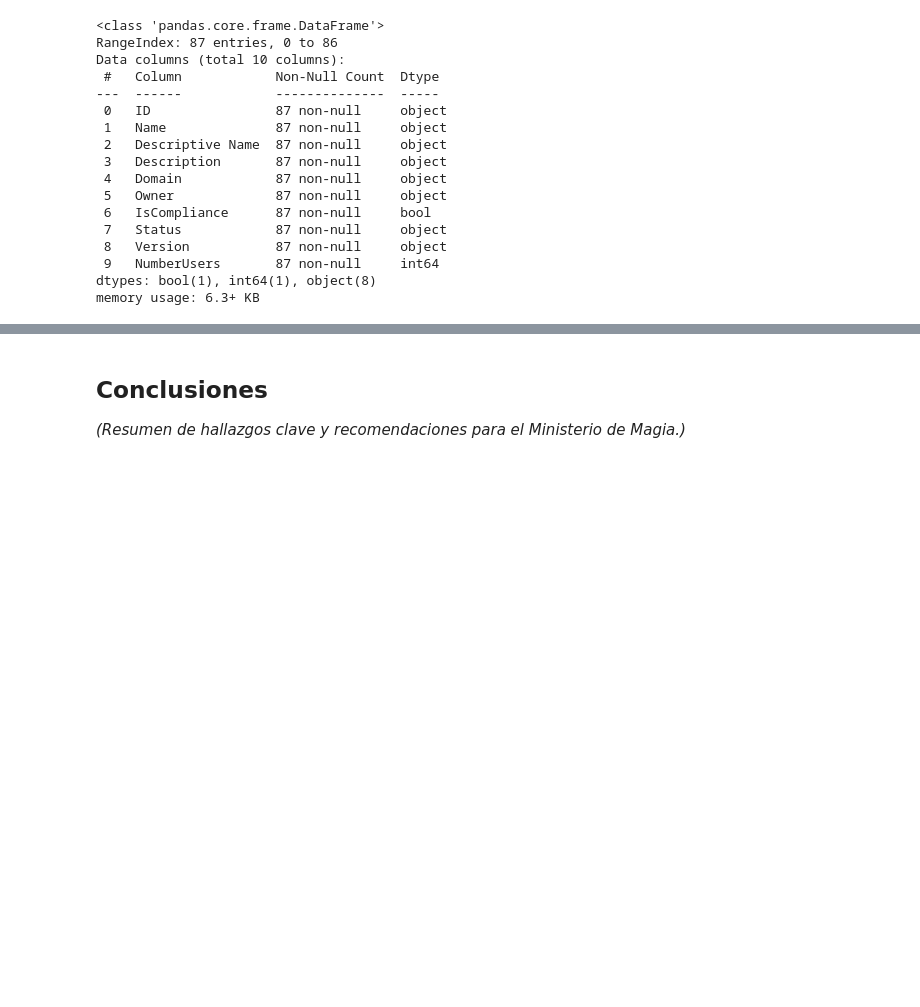
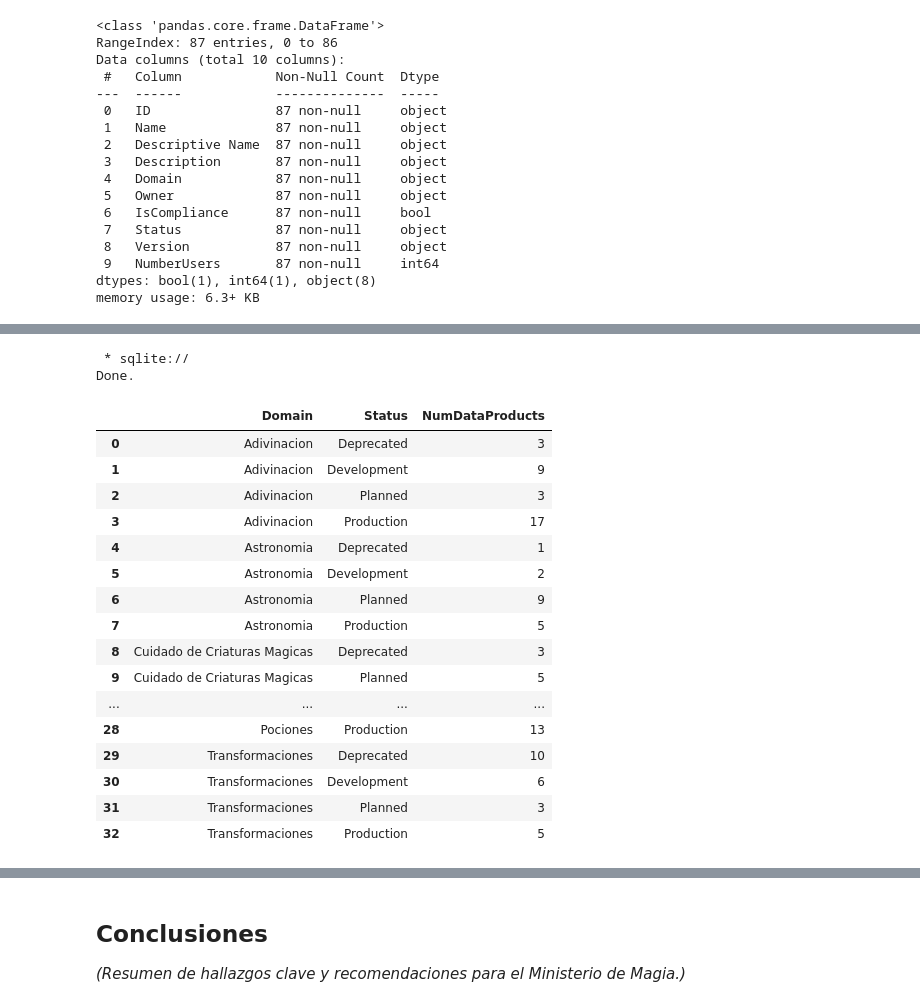
Before and after one commit to tvarmar/PEIA_P1_Hogwarts_DataProducts, a Jupyter notebook: TaniaEvoraVargasMartinez-ProgramacionEntornosIA-Python.ipynb, the cells around one changed output, grey strips where cells are left out. Cells and saved outputs as stored; diff of their text form; code cells hidden in the pictures; blank space fills up the shorter version.

```diff
--- a/TaniaEvoraVargasMartinez-ProgramacionEntornosIA-Python.ipynb
+++ b/TaniaEvoraVargasMartinez-ProgramacionEntornosIA-Python.ipynb
@@ -182,0 +213,29 @@ import seaborn as sns
+# %%
+query = """
+  SELECT Domain, Status, COUNT(ID) AS NumDataProducts
+  FROM trimestres_2024
+  GROUP BY Domain, Status;
+"""
+result_11 = %sql {query}
+result_11_df = result_11.DataFrame()
+result_11_df
+# %% [output]
+ * sqlite://
+Done.
+|  | Domain | Status | NumDataProducts |
+| 0 | Adivinacion | Deprecated | 3 |
+| 1 | Adivinacion | Development | 9 |
+| 2 | Adivinacion | Planned | 3 |
+| 3 | Adivinacion | Production | 17 |
+| 4 | Astronomia | Deprecated | 1 |
+| 5 | Astronomia | Development | 2 |
+| 6 | Astronomia | Planned | 9 |
+| 7 | Astronomia | Production | 5 |
+| 8 | Cuidado de Criaturas Magicas | Deprecated | 3 |
+| 9 | Cuidado de Criaturas Magicas | Planned | 5 |
+| ... | ... | ... | ... |
+| 28 | Pociones | Production | 13 |
+| 29 | Transformaciones | Deprecated | 10 |
+| 30 | Transformaciones | Development | 6 |
+| 31 | Transformaciones | Planned | 3 |
+| 32 | Transformaciones | Production | 5 |
```
Also changed, not shown: parts of 32 cells of this notebook.
